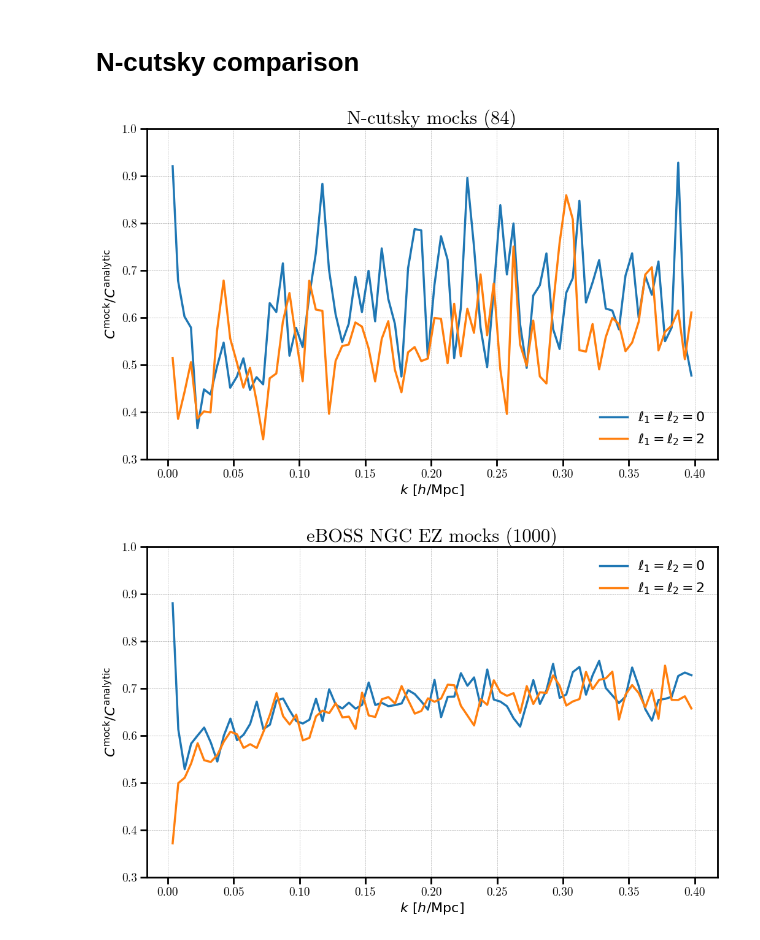
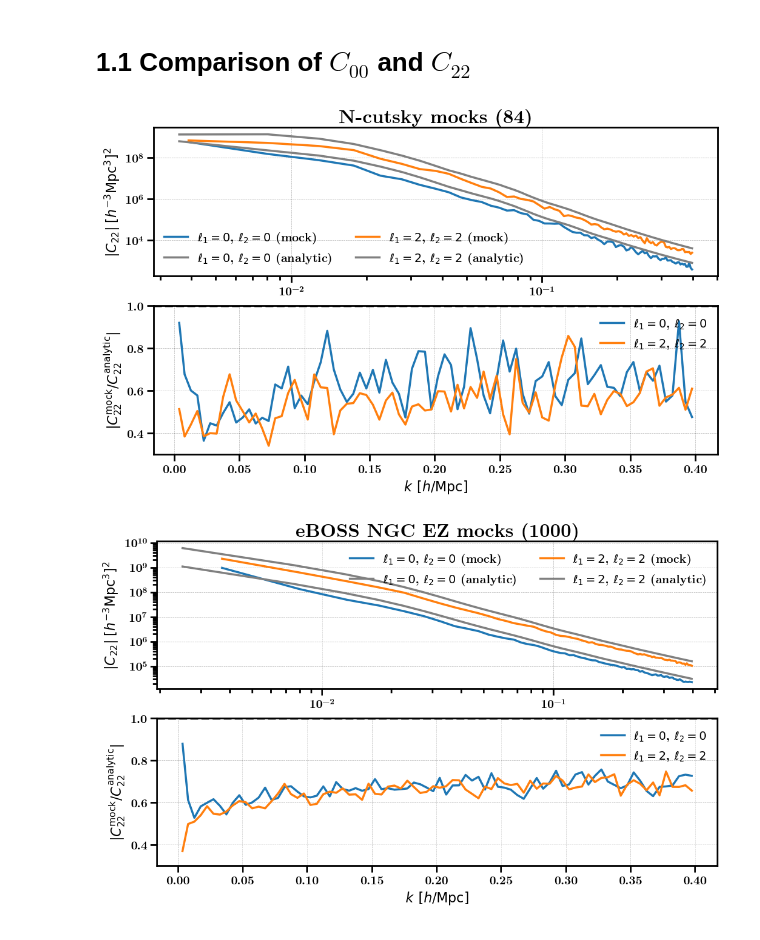
Before and after one commit to minaskar/CutskyCovariance, a Jupyter notebook: notebooks/empirical-vs-analytic.ipynb, the cells around one changed output. Drawn from its saved outputs; the diff is of its cells as text; code cells hidden in the pictures.

Commit message:
add renormalized plots and correlation dispersion plots

```diff
--- a/notebooks/empirical-vs-analytic.ipynb
+++ b/notebooks/empirical-vs-analytic.ipynb
@@ -25,25 +20,20 @@ from nbodykit import style
 import matplotlib.pyplot as plt
 plt.style.use(style.notebook)
-# %% [markdown]
-# N-cutsky comparison
 # %%
-def plot(sim, ells):
-
+def load_cov(sim, kind='mock'):
+    """
+    Load the covariance matrix from disk.
+    """
     if sim == 'ncutsky':
-        C1 = PoleCovarianceMatrix.from_plaintext('../results/covariance/ncutsky_mock_cov_02.dat')
-        C2 = PoleCovarianceMatrix.from_plaintext('../results/covariance/ncutsky_analytic_cov_from_data_02.dat')
+        if kind == 'mock':
+            return PoleCovarianceMatrix.from_plaintext('../results/covariance/ncutsky_mock_cov_02.dat')
+        else:
+            return PoleCovarianceMatrix.from_plaintext('../results/covariance/ncutsky_analytic_cov_from_data_02.dat')
     else:
         sample = sim.split('-')[-1]
-        C1 = PoleCovarianceMatrix.from_plaintext('../results/covariance/eboss_%s_mock_cov_02.dat' %sample)
-        C2 = PoleCovarianceMatrix.from_plaintext('../results/covariance/eboss_%s_analytic_cov_evolve_02.dat' %sample)
-
-    for ell in ells:
-        a = C1.sel(ell1=ell, ell2=ell)
-        b = C2.sel(ell1=ell, ell2=ell)
-
-        plt.plot(a.ks(), a.diag/b.diag, label="$\ell_1 = \ell_2 = %d$" %ell)
-
-    plt.legend()
-    plt.xlabel(r"$k$ $[h/\mathrm{Mpc}]$")
-    plt.ylabel(r"$C^\mathrm{mock} / C^\mathrm{analytic}$")
-    return plt.gca()
+        if kind == 'mock':
+            return PoleCovarianceMatrix.from_plaintext('../results/covariance/eboss_%s_mock_cov_02.dat' %sample)
+        else:
+            return PoleCovarianceMatrix.from_plaintext('../results/covariance/eboss_%s_analytic_cov_evolve_02.dat' %sample)
+# %% [markdown]
+# 1.1 Comparison of $C_{00}$ and $C_{22}$
@@ -50,15 +83,15 @@ def plot(sim, ells):
 # %%
-ax = plot('ncutsky', [0,2])
-ax.set_ylim(0.3, 1.0)
-ax.set_title("N-cutsky mocks (84)")
+ax1, ax2 = plot_variance('ncutsky', [(0,0), (2,2)])
+ax2.set_ylim(0.3, 1.0)
+ax1.set_title("N-cutsky mocks (84)")
 plt.show()
 # %% [output]
-[figure, old version]
+[figure, new version]
 # %%
-ax = plot('eboss-N', [0,2])
-ax.set_ylim(0.3, 1.0)
-ax.set_title("eBOSS NGC EZ mocks (1000)")
+ax1, ax2 = plot_variance('eboss-N', [(0,0),(2,2)])
+ax2.set_ylim(0.3, 1.0)
+ax1.set_title("eBOSS NGC EZ mocks (1000)")
 plt.show()
 # %% [output]
-[figure, old version]
+[figure, new version]
 # %%
```
Also changed, not shown: parts of 17 cells of this notebook.
